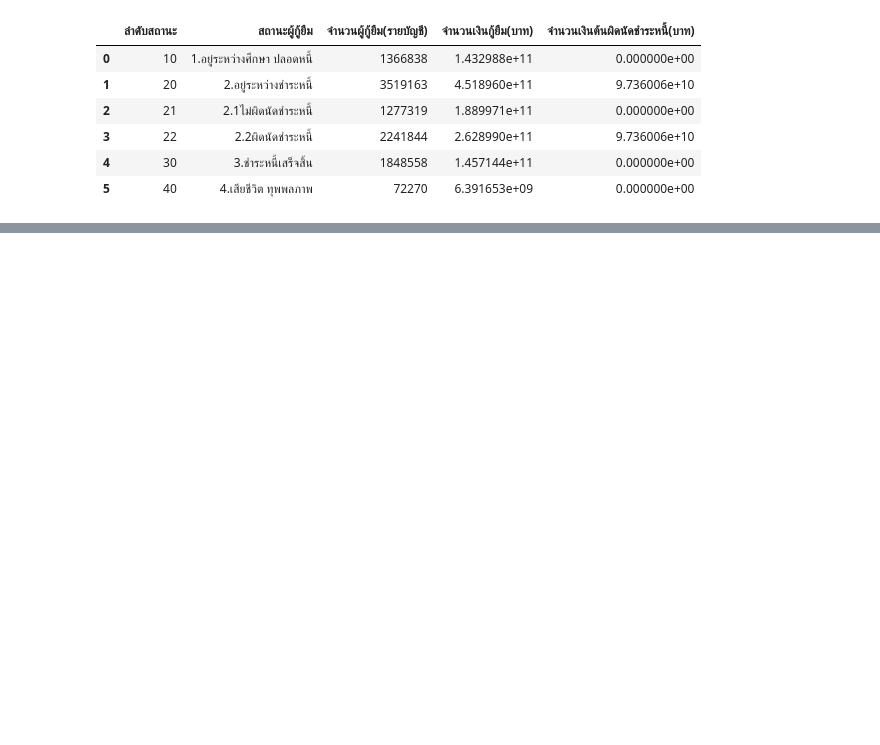
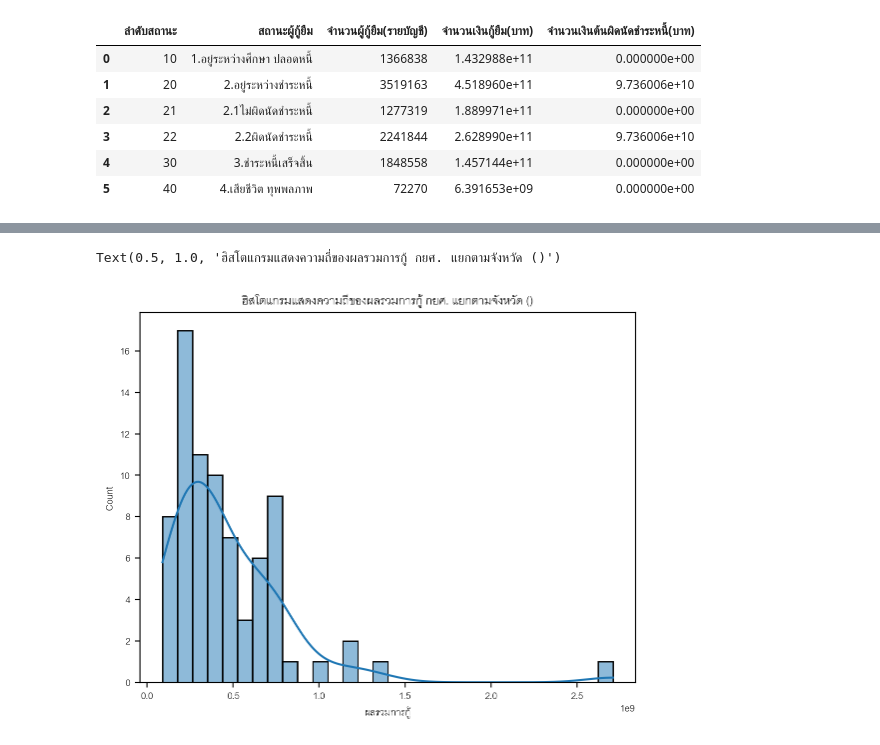
Before and after one commit to purachai-phonwisut/student-loan-analysis, a Jupyter notebook: notebook/owen.ipynb, the cells around one changed output, grey strips where cells are left out. Cells and saved outputs as stored; diff of their text form; code cells hidden in the pictures; blank space fills up the shorter version.

```diff
--- a/notebook/owen.ipynb
+++ b/notebook/owen.ipynb
@@ -166,0 +206,6 @@ df_status
+# %%
+fig2 = sns.histplot(data=summed_df_loan, x="ผลรวมการกู้", kde=True, bins=30,)
+fig2.set_title('ฮิสโตแกรมแสดงความถี่ของผลรวมการกู้ กยศ. แยกตามจังหวัด ()')
+# %% [output]
+Text(0.5, 1.0, 'ฮิสโตแกรมแสดงความถี่ของผลรวมการกู้ กยศ. แยกตามจังหวัด ()')
+[figure, added]
```
Also changed, not shown: parts of 14 cells of this notebook.
